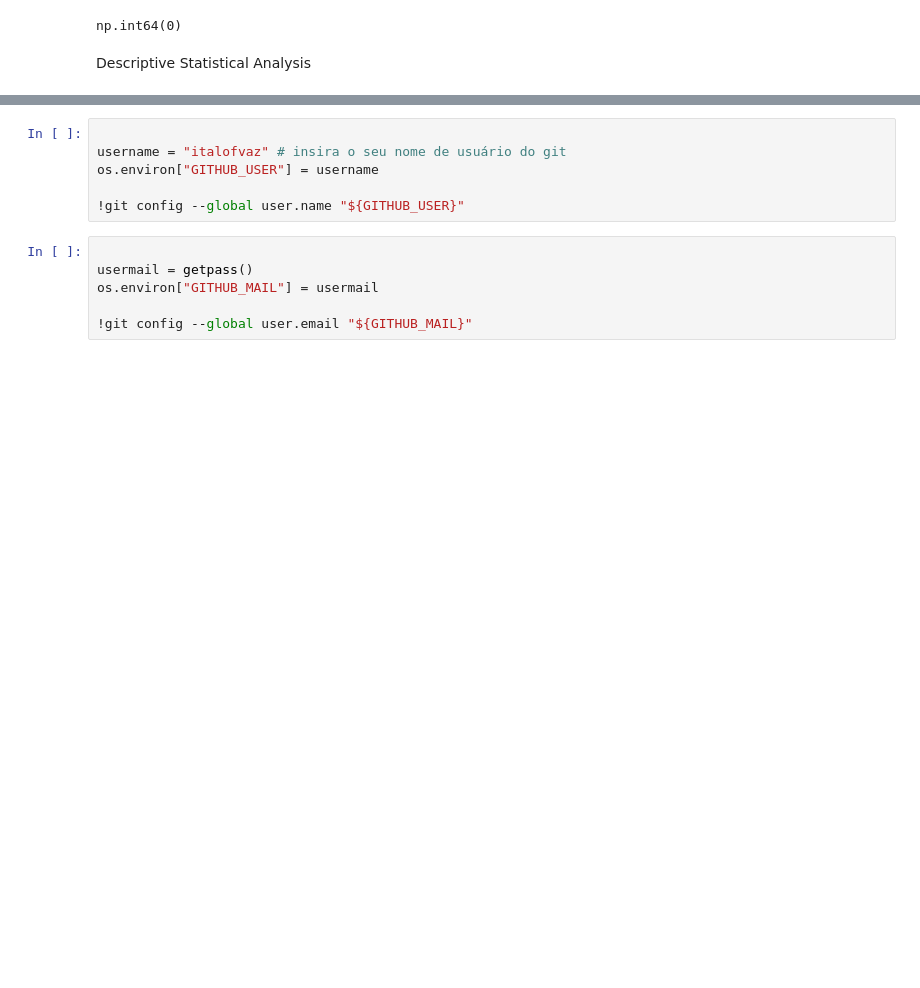
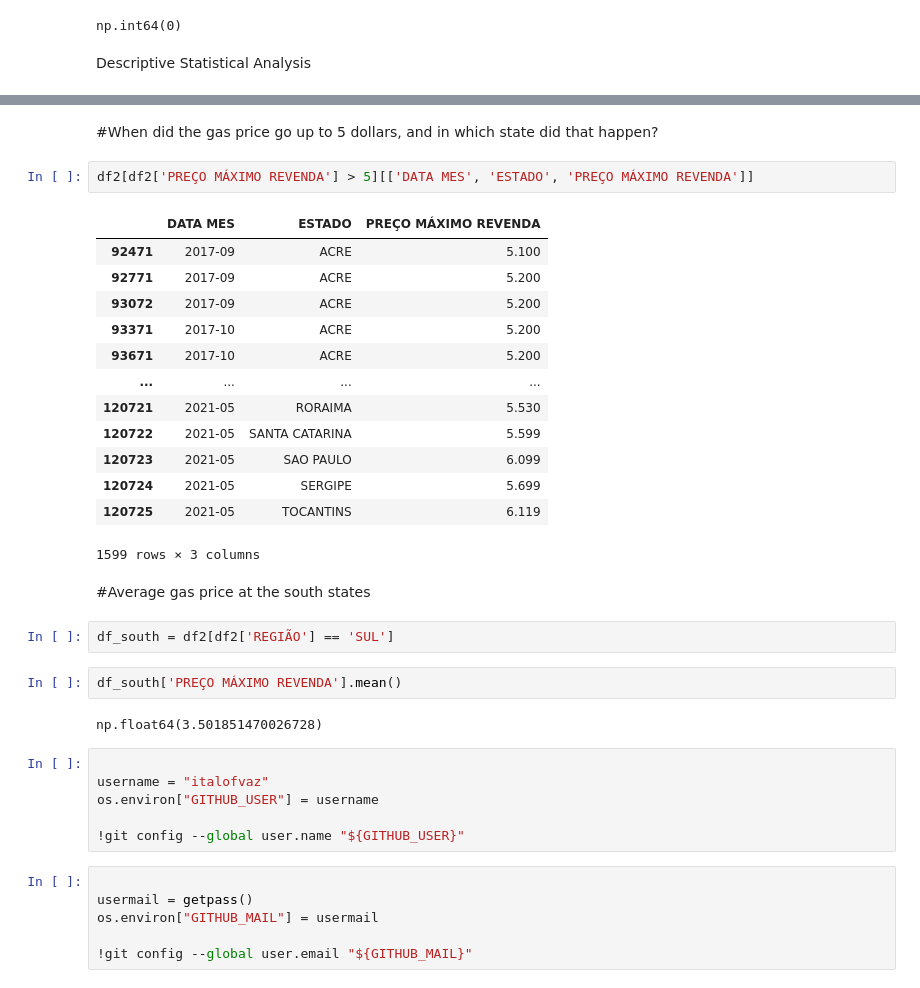
Before and after one commit to italofvaz/gas_price_brazil, a Jupyter notebook: eda_gas_price_brazil.ipynb, the cells around one changed output, grey strips where cells are left out. Drawn from its saved outputs; the diff is of its cells as text; blank space fills up the shorter version.

```diff
--- a/eda_gas_price_brazil.ipynb
+++ b/eda_gas_price_brazil.ipynb
@@ -83,6 +186,32 @@ df.describe()
+# %% [markdown]
+#When did the gas price go up to 5 dollars, and in which state did that happen?
+# %%
+df2[df2['PREÇO MÁXIMO REVENDA'] > 5][['DATA MES', 'ESTADO', 'PREÇO MÁXIMO REVENDA']]
+# %% [output]
+|  | DATA MES | ESTADO | PREÇO MÁXIMO REVENDA |
+| 92471 | 2017-09 | ACRE | 5.100 |
+| 92771 | 2017-09 | ACRE | 5.200 |
+| 93072 | 2017-09 | ACRE | 5.200 |
+| 93371 | 2017-10 | ACRE | 5.200 |
+| 93671 | 2017-10 | ACRE | 5.200 |
+| ... | ... | ... | ... |
+| 120721 | 2021-05 | RORAIMA | 5.530 |
+| 120722 | 2021-05 | SANTA CATARINA | 5.599 |
+| 120723 | 2021-05 | SAO PAULO | 6.099 |
+| 120724 | 2021-05 | SERGIPE | 5.699 |
+| 120725 | 2021-05 | TOCANTINS | 6.119 |
+1599 rows × 3 columns
+# %% [markdown]
+#Average gas price at the south states
+# %%
+df_south = df2[df2['REGIÃO'] == 'SUL']
+# %%
+df_south['PREÇO MÁXIMO REVENDA'].mean()
+# %% [output]
+np.float64(3.501851470026728)
 # %%
 
-username = "italofvaz" # insira o seu nome de usuário do git
+username = "italofvaz"
 os.environ["GITHUB_USER"] = username
 
 !git config --global user.name "${GITHUB_USER}"
```
Also changed, not shown: parts of 19 cells of this notebook, 1 other file.
